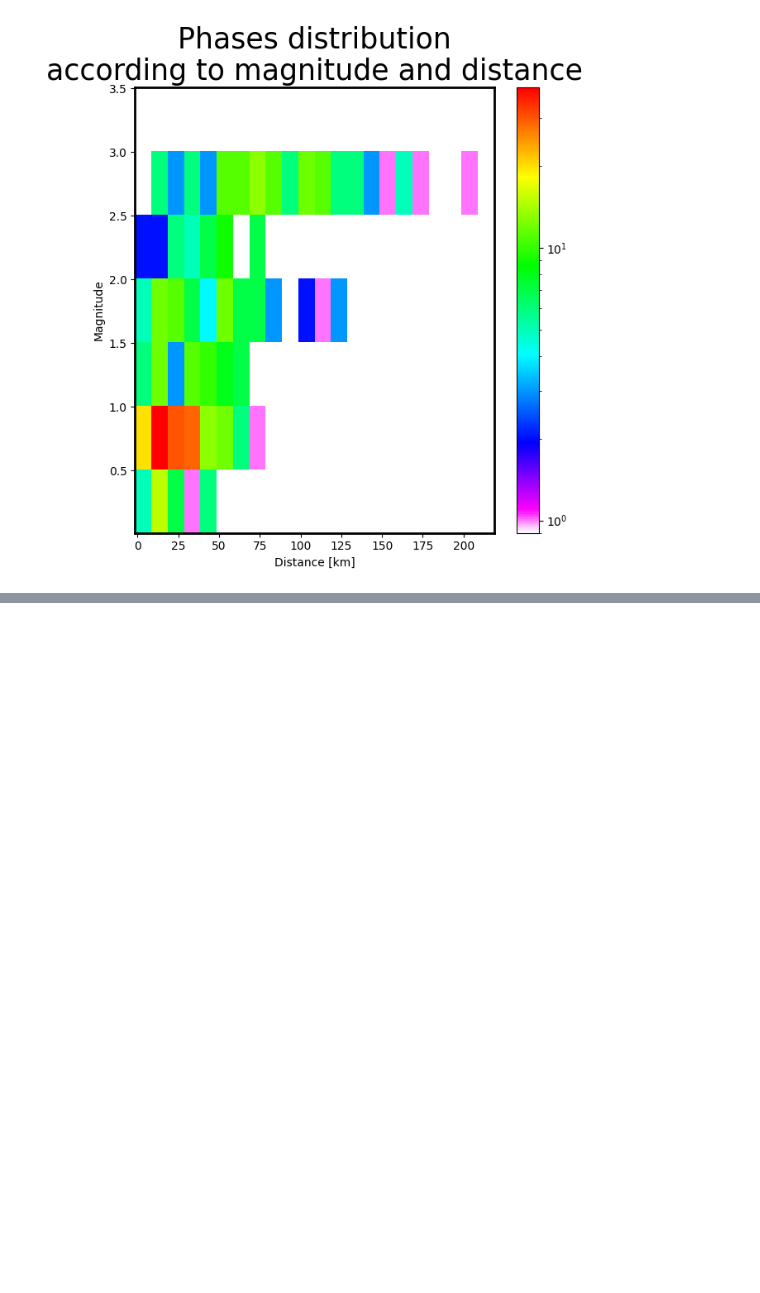
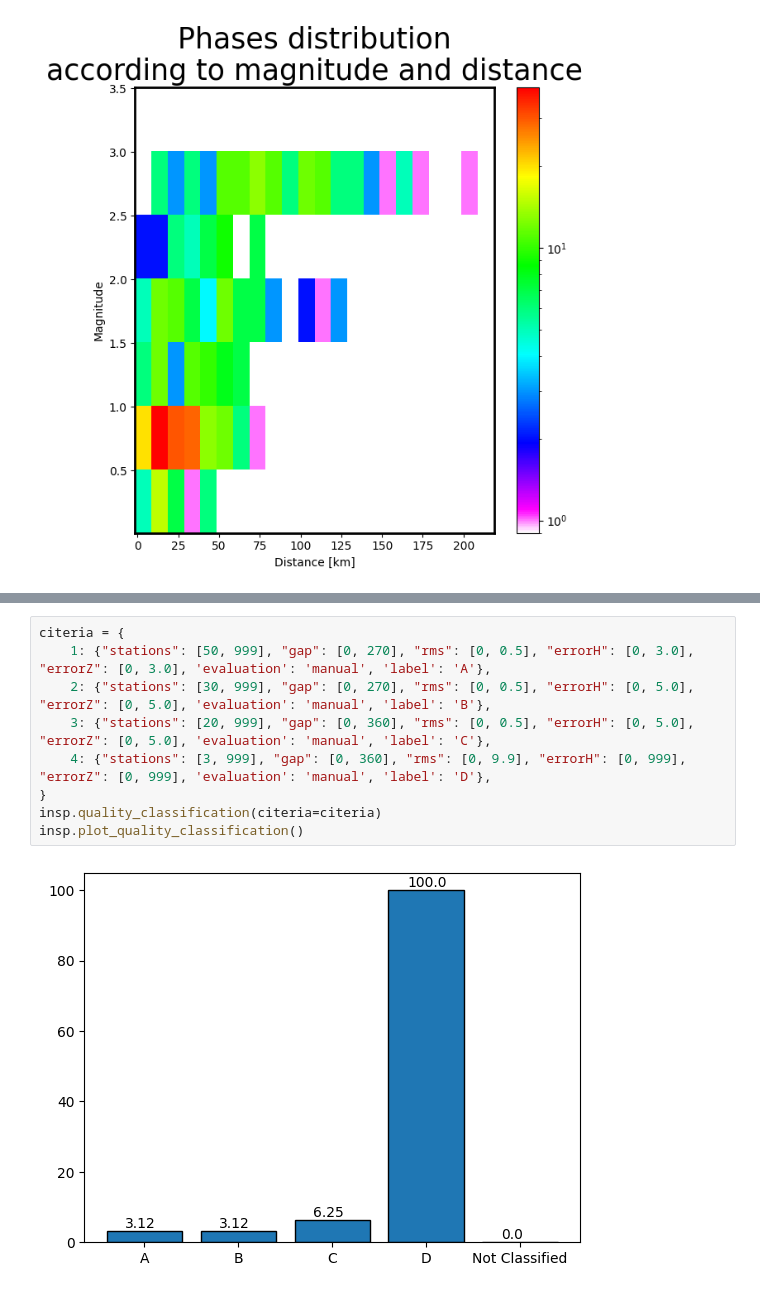
Before and after one commit to ikahbasi/SeisRoutine, a Jupyter notebook: Catalog-example.ipynb, the cells around one changed output, grey strips where cells are left out. Drawn from its saved outputs; the diff is of its cells as text; blank space fills up the shorter version.

```diff
--- a/Catalog-example.ipynb
+++ b/Catalog-example.ipynb
@@ -120,0 +128,11 @@ Saved figure to ./Fig/MagDist.png
+# %%
+citeria = {
+    1: {"stations": [50, 999], "gap": [0, 270], "rms": [0, 0.5], "errorH": [0, 3.0], "errorZ": [0, 3.0], 'evaluation': 'manual', 'label': 'A'},
+    2: {"stations": [30, 999], "gap": [0, 270], "rms": [0, 0.5], "errorH": [0, 5.0], "errorZ": [0, 5.0], 'evaluation': 'manual', 'label': 'B'},
+    3: {"stations": [20, 999], "gap": [0, 360], "rms": [0, 0.5], "errorH": [0, 5.0], "errorZ": [0, 5.0], 'evaluation': 'manual', 'label': 'C'},
+    4: {"stations": [3, 999], "gap": [0, 360], "rms": [0, 9.9], "errorH": [0, 999], "errorZ": [0, 999], 'evaluation': 'manual', 'label': 'D'},
+}
+insp.quality_classification(citeria=citeria)
+insp.plot_quality_classification()
+# %% [output]
+[figure, added]
```
Also changed, not shown: parts of 4 cells of this notebook.
